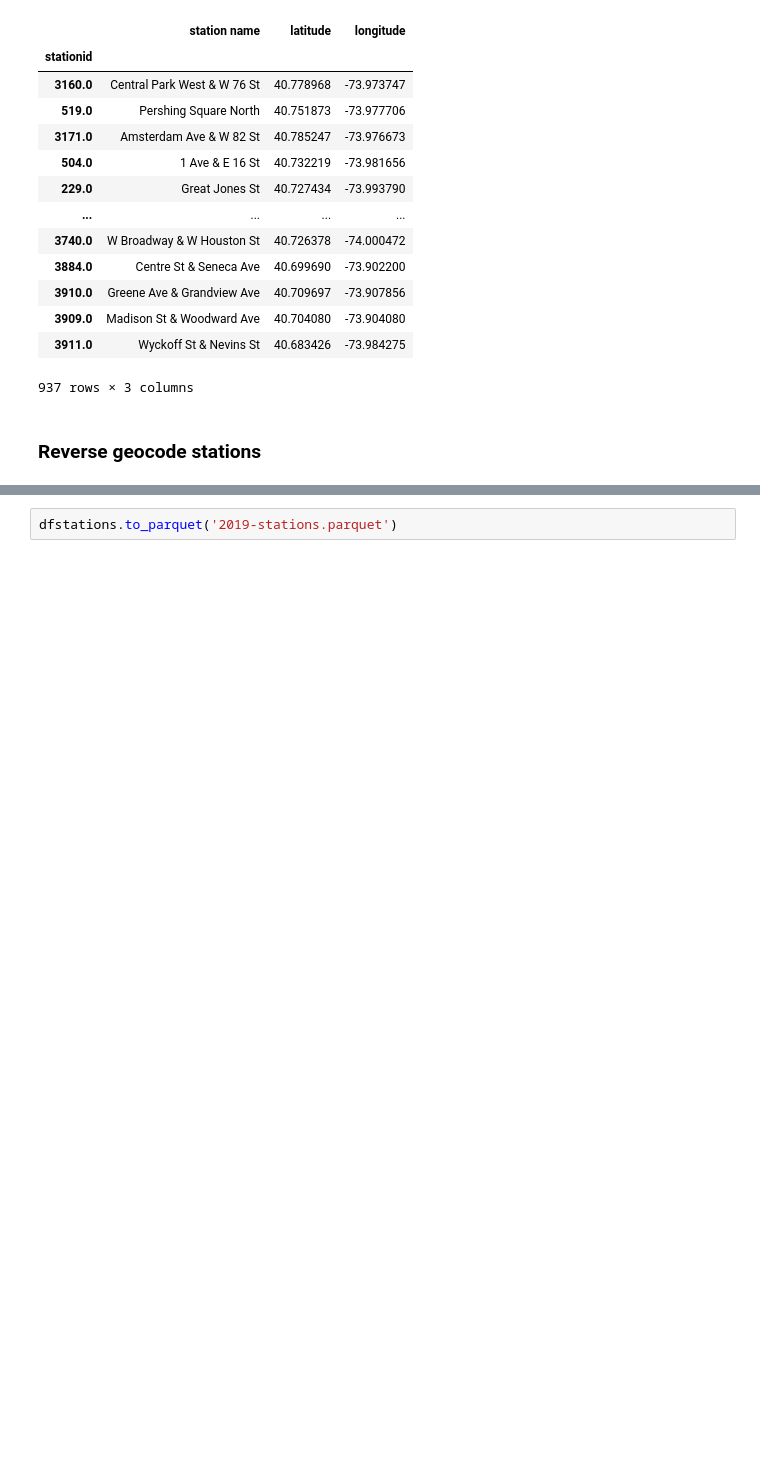
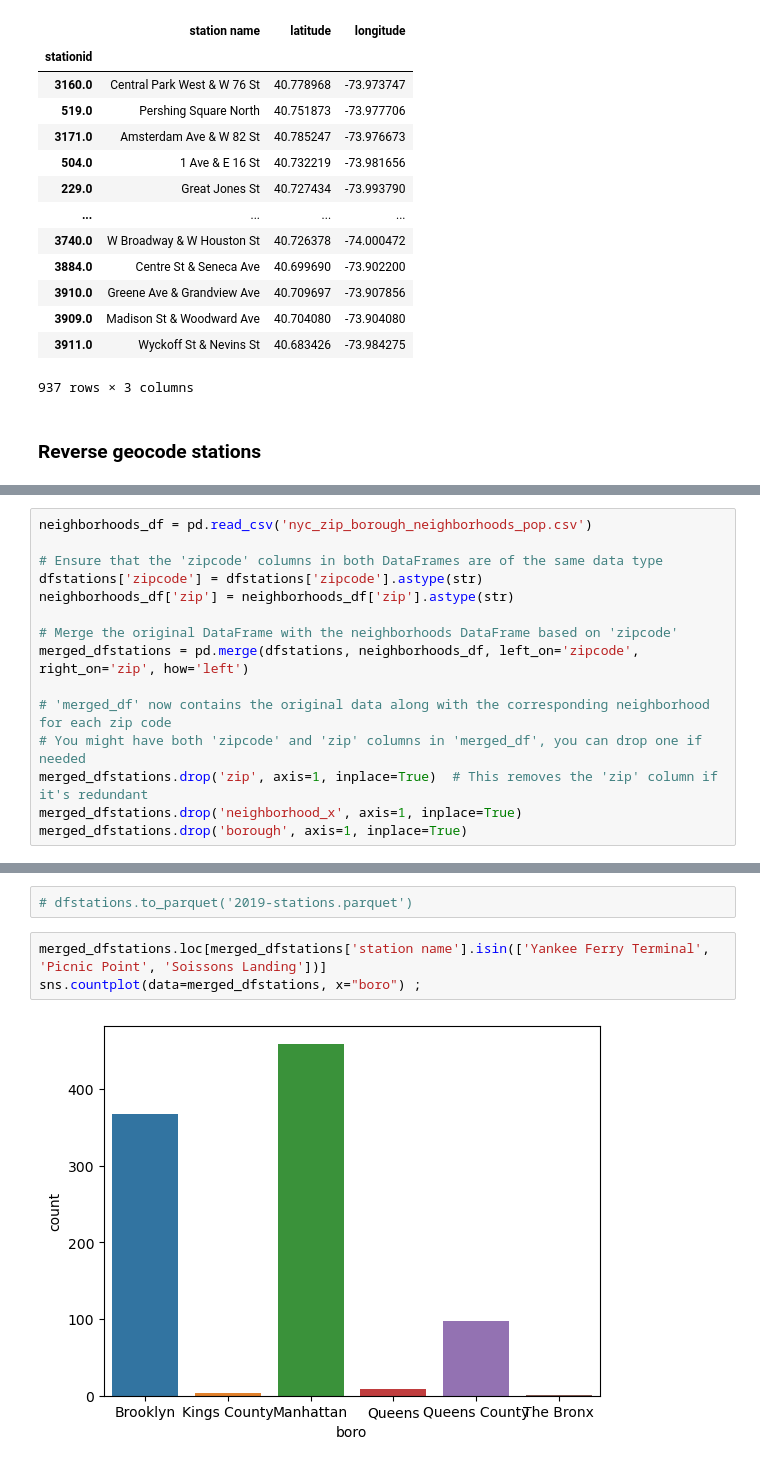
Before and after one commit to lukasschirren/nyc_bike_rental, a Jupyter notebook: Helen_JupyterWorkspace.ipynb, the cells around one changed output, grey strips where cells are left out. Saved outputs shown, nothing was run; the diff lists cells and outputs as text; blank space fills up the shorter version.

Commit message:
Adding a csv file containing the neighbourhoods for each zipcode and new things in Helen workspace

```diff
--- a/Helen_JupyterWorkspace.ipynb
+++ b/Helen_JupyterWorkspace.ipynb
@@ -600,3 +600,18 @@ dfstations.head(10)
 | 285.0 | Manhattan Community Board 2 | Manhattan | 10003 | Broadway & E 14 St | 40.734546 | -73.990741 |
 | 3394.0 | Red Hook | Brooklyn | 11231 | Columbia St & W 9 St | 40.676999 | -74.006471 |
 | 432.0 | Manhattan Community Board 3 | Manhattan | 10009 | E 7 St & Avenue A | 40.726218 | -73.983799 |
+# %%
+neighborhoods_df = pd.read_csv('nyc_zip_borough_neighborhoods_pop.csv')
+
+# Ensure that the 'zipcode' columns in both DataFrames are of the same data type
+dfstations['zipcode'] = dfstations['zipcode'].astype(str)
+neighborhoods_df['zip'] = neighborhoods_df['zip'].astype(str)
+
+# Merge the original DataFrame with the neighborhoods DataFrame based on 'zipcode'
+merged_dfstations = pd.merge(dfstations, neighborhoods_df, left_on='zipcode', right_on='zip', how='left')
+
+# 'merged_df' now contains the original data along with the corresponding neighborhood for each zip code
+# You might have both 'zipcode' and 'zip' columns in 'merged_df', you can drop one if needed
+merged_dfstations.drop('zip', axis=1, inplace=True)  # This removes the 'zip' column if it's redundant
+merged_dfstations.drop('neighborhood_x', axis=1, inplace=True)
+merged_dfstations.drop('borough', axis=1, inplace=True)
@@ -603,2 +626,7 @@ dfstations.head(10)
 # %%
-dfstations.to_parquet('2019-stations.parquet')
+# dfstations.to_parquet('2019-stations.parquet')
+# %%
+merged_dfstations.loc[merged_dfstations['station name'].isin(['Yankee Ferry Terminal', 'Picnic Point', 'Soissons Landing'])]
+sns.countplot(data=merged_dfstations, x="boro") ;
+# %% [output]
+[figure, added]
```
Also changed, not shown: parts of 3 cells of this notebook, 1 other file.
